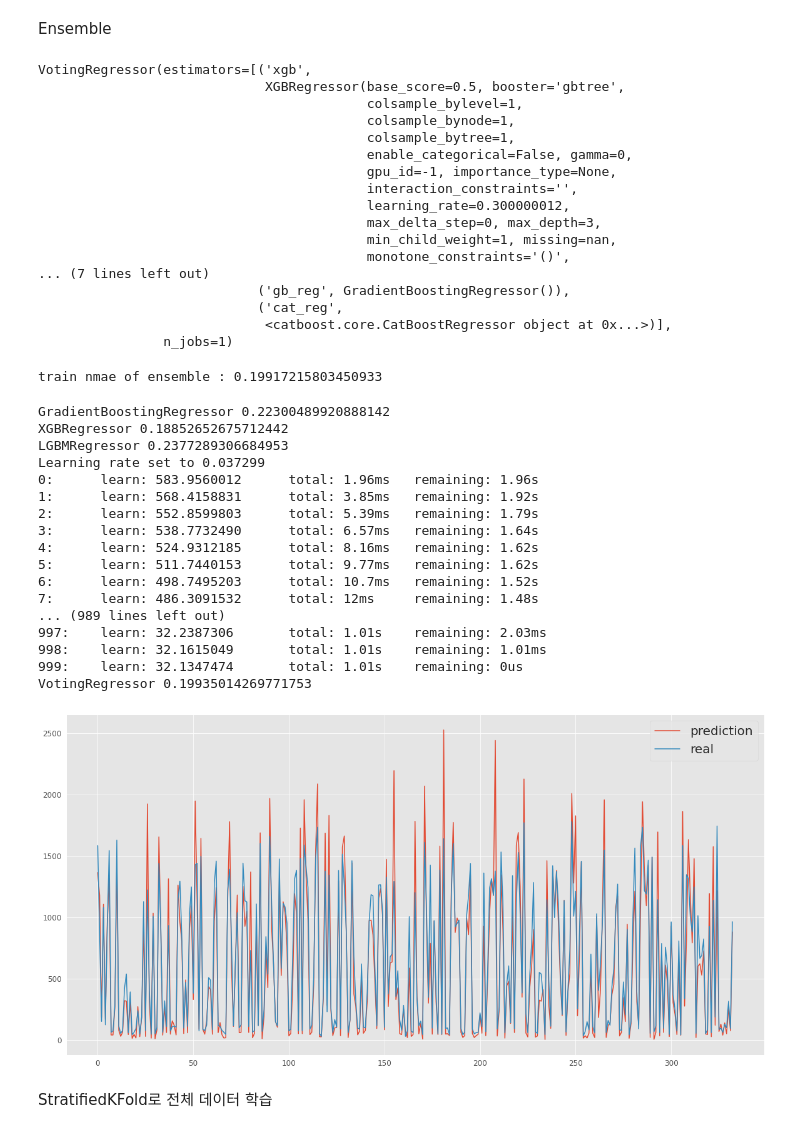
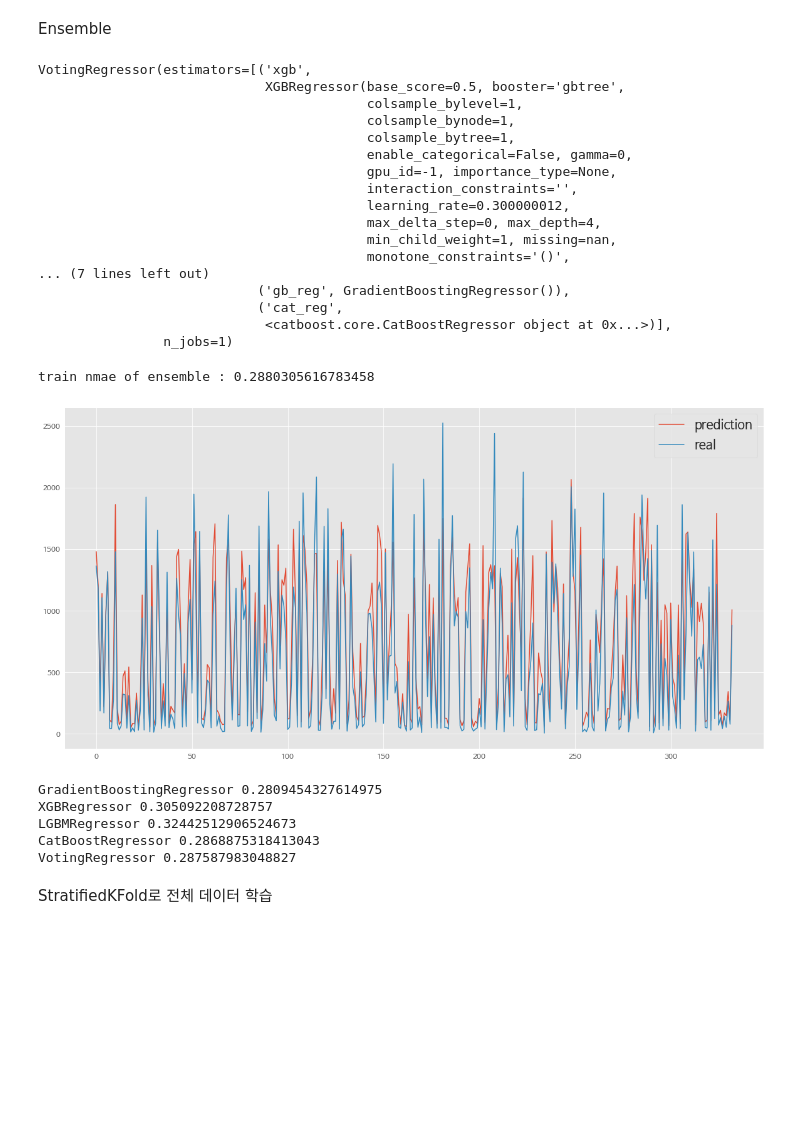
Before and after one commit to EVAN96KWON/dacon_basic_1, a Jupyter notebook: notebooks/dacon_1_2.ipynb, the cells around one changed output. Saved outputs shown, nothing was run; the diff lists cells and outputs as text; code cells hidden in the pictures; blank space fills up the shorter version.

```diff
--- a/notebooks/dacon_1_2.ipynb
+++ b/notebooks/dacon_1_2.ipynb
@@ -131,12 +133,12 @@ from sklearn.preprocessing import RobustScaler
 
 num_attribs = list(train_X.drop(['Marital_Status', 'Education'], axis=1))
 scaler_attribs = ['Year_Birth', 'Income', 'NumWebPurchases', 'NumWebPurchases', 'NumCatalogPurchases', 'NumStorePurchases', 'NumWebVisitsMonth']
-ms_cat = [['Married','Together','Single','Divorced','Widow','Alone','YOLO','Absurd']]
+ms_cat = [['Married','Together','Single', 'Divorced','Widow','Alone','YOLO','Absurd']]
 edu_cat = [['PhD','Master','Graduation','2n Cycle','Basic']]
 
 my_pipeline = ColumnTransformer([
-    ('DtCustomerSplitter', DtCustomerSplitter(), num_attribs),
-    ('OneHotEncoder', OneHotEncoder(categories=ms_cat, sparse=False), ['Marital_Status']),
+    ('DtCustomerSplitter', DtCustomerSplitter(), ['Dt_Customer']),
+    ('OneHotEncoder', OrdinalEncoder(categories=ms_cat), ['Marital_Status']),
     ('OrdinalEncoder', OrdinalEncoder(categories=edu_cat), ['Education']),
     ('RobustScaler', RobustScaler(), scaler_attribs)
 ])
@@ -170,7 +172,6 @@ def nmae(true, pred):
 # %% [markdown]
 Gradient Boosting Regressor
 # %%
-from sklearn.linear_model import ElasticNet
 from sklearn.model_selection import RepeatedKFold
 from sklearn.model_selection import GridSearchCV
 from sklearn.ensemble import GradientBoostingRegressor
@@ -178,10 +179,10 @@ from sklearn.ensemble import GradientBoostingRegressor
 
 gb_reg = GradientBoostingRegressor()
 gb_parameters = {
-    'learning_rate': [0.01, 0.02, 0.03, 0.04],
-    'subsample': [0.9, 0.5, 0.2, 0.1],
-    'n_estimators': [100, 500, 1000, 1500],
-    'max_depth': [4, 6, 8, 10]
+    'learning_rate': [0.01, 0.02],
+    'subsample': [0.6, 0.5, 0.4],
+    'n_estimators': [290, 295, 300],
+    'max_depth': [8, 9, 10]
 }
 gb_gsearch = GridSearchCV(gb_reg, param_grid=gb_parameters, cv=2, n_jobs=1)
 
@@ -217,7 +202,7 @@ from xgboost import XGBRegressor
 xgb = XGBRegressor(objective='reg:squarederror', random_state = 42)
 
 xgb_param_grid = {'n_estimators':np.arange(100,500,100),
-              'max_depth':[1,2,3],
+              'max_depth':[3,4,5],
              }
 
 xgb_rkfold = RepeatedKFold(n_splits = 5, n_repeats = 1, random_state = 42)
@@ -369,7 +330,7 @@ VotingRegressor(estimators=[('xgb',
                                           gpu_id=-1, importance_type=None,
                                           interaction_constraints='',
                                           learning_rate=0.300000012,
-                                          max_delta_step=0, max_depth=3,
+                                          max_delta_step=0, max_depth=4,
                                           min_child_weight=1, missing=nan,
                                           monotone_constraints='()',
 ... (7 lines left out)
@@ -382,41 +343,31 @@ ensemble_pred = voting_reg.predict(val_X_prepared)
 # %%
 print("train nmae of ensemble :", nmae(val_y.values, ensemble_pred))
 # %% [output]
-train nmae of ensemble : 0.19917215803450933
+train nmae of ensemble : 0.2880305616783458
+# %%
+import matplotlib.pyplot as plt
+
+plt.style.use('ggplot')
+plt.figure(figsize=(20, 10))
+plt.plot(ensemble_pred, label='prediction')
+plt.plot(val_y, label='real')
+plt.legend(fontsize=20)
+plt.show()
+# %% [output]
+[figure, added]
 # %%
 from sklearn.metrics import accuracy_score
 
-for clf in (gb_reg, xgb, lgbm, voting_reg):
+for clf in (gb_reg, xgb, lgbm, cat_reg, voting_reg):
     clf.fit(train_X_prepared, train_y)
     y_pred = clf.predict(val_X_prepared)
     print(clf.__class__.__name__, nmae(val_y, y_pred))
 # %% [output]
-GradientBoostingRegressor 0.22300489920888142
-XGBRegressor 0.18852652675712442
-LGBMRegressor 0.2377289306684953
-Learning rate set to 0.037299
-0:      learn: 583.9560012      total: 1.96ms   remaining: 1.96s
-1:      learn: 568.4158831      total: 3.85ms   remaining: 1.92s
-2:      learn: 552.8599803      total: 5.39ms   remaining: 1.79s
-3:      learn: 538.7732490      total: 6.57ms   remaining: 1.64s
-4:      learn: 524.9312185      total: 8.16ms   remaining: 1.62s
-5:      learn: 511.7440153      total: 9.77ms   remaining: 1.62s
-6:      learn: 498.7495203      total: 10.7ms   remaining: 1.52s
-7:      learn: 486.3091532      total: 12ms     remaining: 1.48s
-... (989 lines left out)
-997:    learn: 32.2387306       total: 1.01s    remaining: 2.03ms
-998:    learn: 32.1615049       total: 1.01s    remaining: 1.01ms
-999:    learn: 32.1347474       total: 1.01s    remaining: 0us
-VotingRegressor 0.19935014269771753
+GradientBoostingRegressor 0.2809454327614975
+XGBRegressor 0.305092208728757
+LGBMRegressor 0.32442512906524673
+CatBoostRegressor 0.2868875318413043
+VotingRegressor 0.287587983048827
-# %%
-plt.style.use('ggplot')
-plt.figure(figsize=(20, 10))
-plt.plot(val_y.values, label='prediction')
-plt.plot(ensemble_pred, label='real')
-plt.legend(fontsize=20)
-plt.show()
-# %% [output]
-[figure, removed]
 # %% [markdown]
 StratifiedKFold로 전체 데이터 학습
 # %%
```
Also changed, not shown: parts of 12 cells of this notebook, 1 other file.
